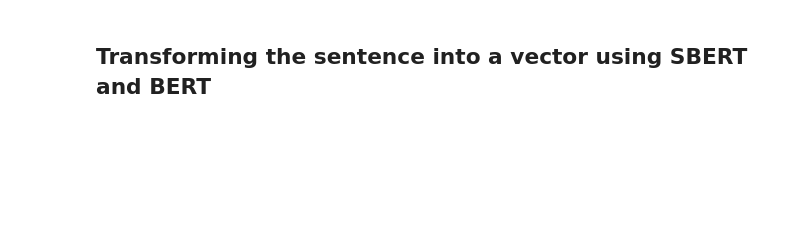
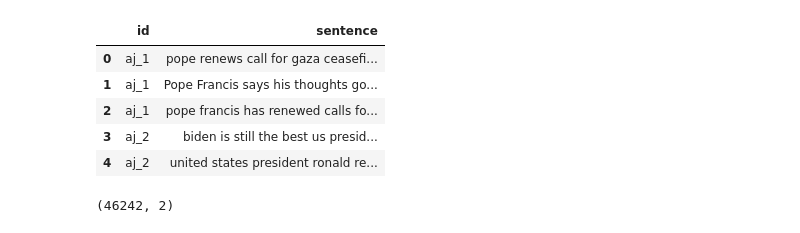
Before and after one commit to dattali18/IR_Assignments, a Jupyter notebook: Assignment.05/IR_05.ipynb, the cells around one changed output. Drawn from its saved outputs; the diff is of its cells as text; code cells hidden in the pictures; blank space fills up the shorter version.

```diff
--- a/Assignment.05/IR_05.ipynb
+++ b/Assignment.05/IR_05.ipynb
@@ -57,8 +61,29 @@ def extract_all_sentences(df):
+# %%
+import spacy
+
+nlp = spacy.load("en_core_web_sm")
+
+def extract_all_sentences(df):
+    all_sentences = []
+    for index, row in df.iterrows():
+        doc = nlp(row["document"])
+        for sent in doc.sents:
+            # Optionally clean text
+            sentence = clean_text(sent.text.strip())
+            all_sentences.append({"id": row["id"], "document": sentence})
+    return all_sentences
+# %%
+import pandas as pd
+
+df_aj = pd.read_csv(aj_url)
+df_bbc = pd.read_csv(bbc_url)
+df_jp = pd.read_csv(jp_url)
+df_nyt = pd.read_csv(nyt_url)
 # %%
-aj_sentences = extract_all_sentences(aj_df)
-bbc_sentences = extract_all_sentences(bbc_df)
-jp_sentences = extract_all_sentences(jp_df)
-nyt_sentences = extract_all_sentences(nyt_df)
+aj_sentences = extract_all_sentences(df_aj)
+bbc_sentences = extract_all_sentences(df_bbc)
+jp_sentences = extract_all_sentences(df_jp)
+nyt_sentences = extract_all_sentences(df_nyt)
 # %%
 aj_df = pd.DataFrame(aj_sentences)
 bbc_df = pd.DataFrame(bbc_sentences)
@@ -74,6 +99,19 @@ df = pd.concat([df, nyt_df], ignore_index=True)
 
 # rename the document col to sentence
 
-df.rename(["document"], ["sentence"])
+df.rename(columns={"document": "sentence"}, inplace=True)
-# %% [markdown]
-## Transforming the sentence into a vector using SBERT and BERT
+# %%
+# save df to csv file and download
+
+df.head()
+# %% [output]
+|  | id | sentence |
+| 0 | aj_1 | pope renews call for gaza ceasefi... |
+| 1 | aj_1 | Pope Francis says his thoughts go... |
+| 2 | aj_1 | pope francis has renewed calls fo... |
+| 3 | aj_2 | biden is still the best us presid... |
+| 4 | aj_2 | united states president ronald re... |
+# %%
+df.shape
+# %% [output]
+(46242, 2)
```
Also changed, not shown: parts of 5 cells of this notebook.
